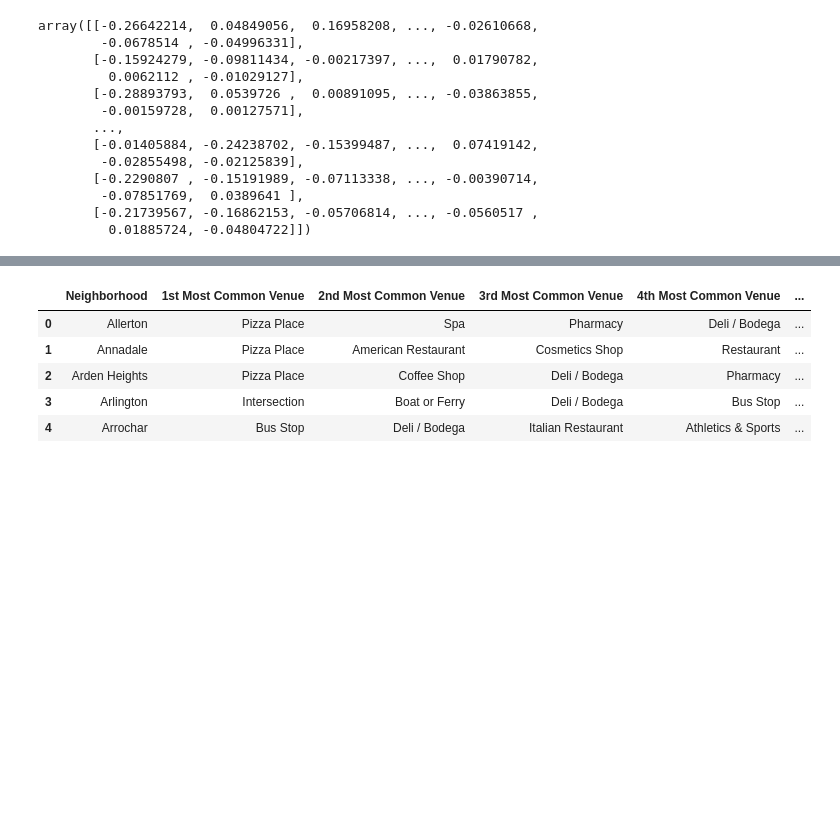
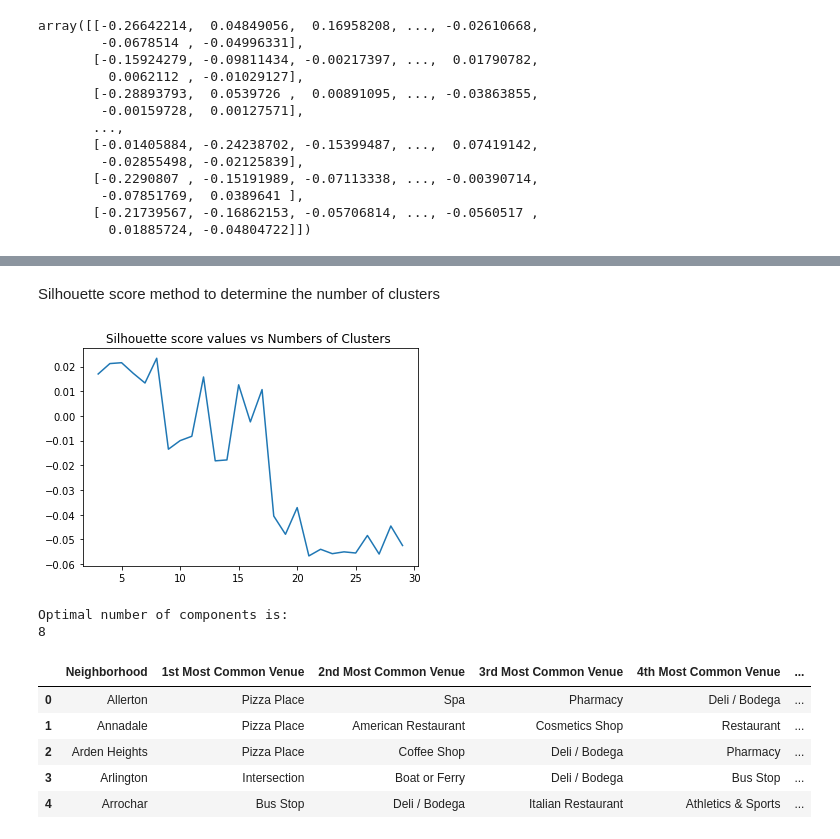
Before and after one commit to nazrulcse2k/data_science_nazrul, a Jupyter notebook: NY vs Toronto.ipynb, the cells around one changed output, grey strips where cells are left out. Drawn from its saved outputs; the diff is of its cells as text; code cells hidden in the pictures; blank space fills up the shorter version.

```diff
--- a/NY vs Toronto.ipynb
+++ b/NY vs Toronto.ipynb
@@ -86,3 +104,35 @@ array([[-0.26642214,  0.04849056,  0.16958208, ..., -0.02610668,
+# %% [markdown]
+Silhouette score method to determine the number of clusters
+# %%
+import numpy as numpy
+import sklearn
+import matplotlib.pyplot as plt
+
+obs = dataset.copy()
+
+silhouette_score_values=list()
+
+NumberOfClusters=range(3,30)
+
+for i in NumberOfClusters:
+
+    classifier=KMeans(i,init='k-means++', n_init=10, max_iter=300, tol=0.0001, random_state=10)
+    classifier.fit(obs)
+    labels= classifier.predict(obs)
+
+    silhouette_score_values.append(sklearn.metrics.silhouette_score(obs,labels ,metric='euclidean', random_state=0))
+
+plt.plot(NumberOfClusters, silhouette_score_values)
+plt.title("Silhouette score values vs Numbers of Clusters ")
+plt.show()
+
+Optimal_NumberOf_Components=NumberOfClusters[silhouette_score_values.index(max(silhouette_score_values))]
+print("Optimal number of components is:")
+print(Optimal_NumberOf_Components)
+# %% [output]
+[figure, added]
+Optimal number of components is:
+8
 # %%
 def return_most_common_venues(row, num_top_venues):
     row_categories = row.iloc[1:]
```
Also changed, not shown: parts of 25 cells of this notebook, 3 other files.
